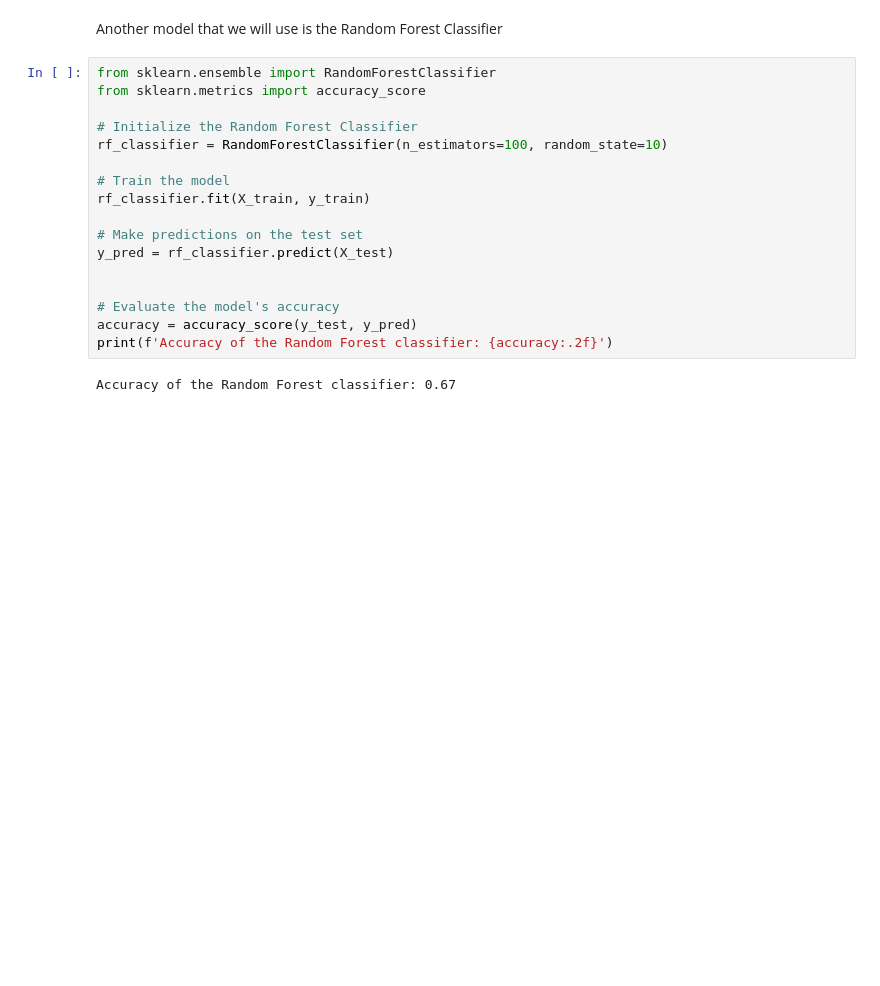
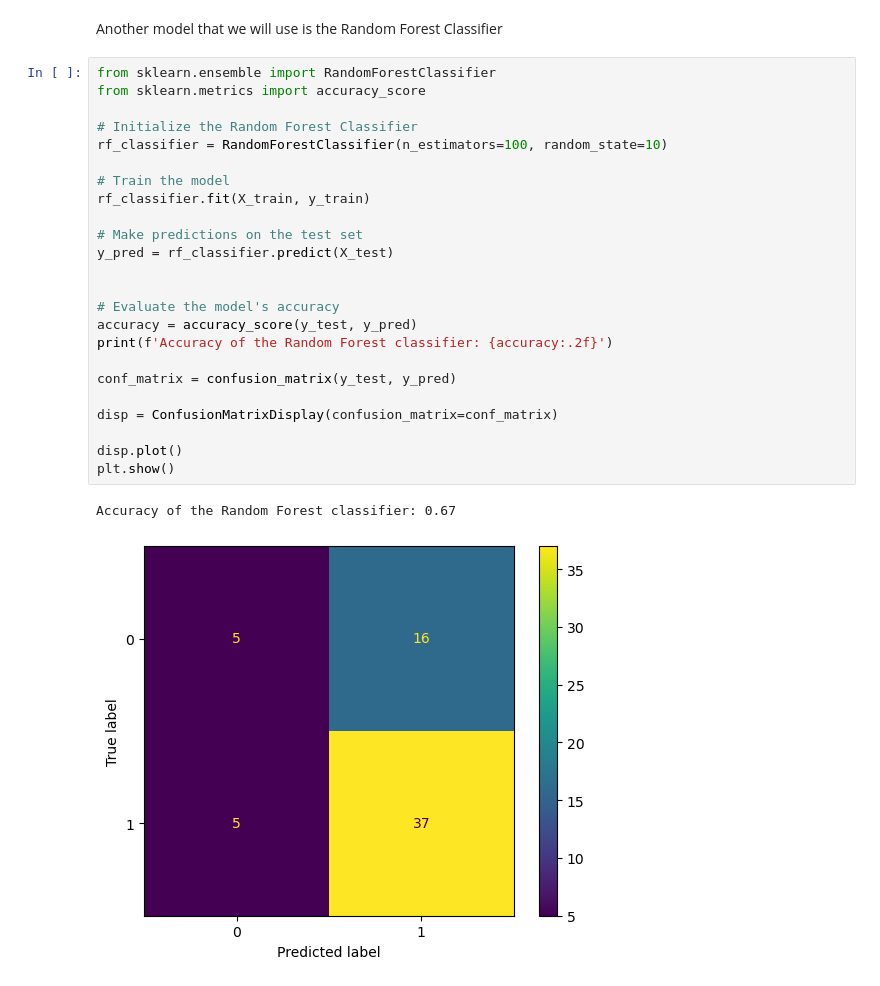
Before and after one commit to justinb91011/Voice_Data_Detects_Disease, a Jupyter notebook: voice-data.ipynb, the cells around one changed output. Drawn from its saved outputs; the diff is of its cells as text; blank space fills up the shorter version.

Commit message:
conf matrix

```diff
--- a/voice-data.ipynb
+++ b/voice-data.ipynb
@@ -223,19 +223,27 @@ Another model that we will use is the Random Forest Classifier
 # %%
 from sklearn.ensemble import RandomForestClassifier
 from sklearn.metrics import accuracy_score
 
 # Initialize the Random Forest Classifier
 rf_classifier = RandomForestClassifier(n_estimators=100, random_state=10)
 
 # Train the model
 rf_classifier.fit(X_train, y_train)
 
 # Make predictions on the test set
 y_pred = rf_classifier.predict(X_test)
 
 
 # Evaluate the model's accuracy
 accuracy = accuracy_score(y_test, y_pred)
 print(f'Accuracy of the Random Forest classifier: {accuracy:.2f}')
+
+conf_matrix = confusion_matrix(y_test, y_pred)
+
+disp = ConfusionMatrixDisplay(confusion_matrix=conf_matrix)
+
+disp.plot()
+plt.show()
 # %% [output]
 Accuracy of the Random Forest classifier: 0.67
+[figure, added]
```
